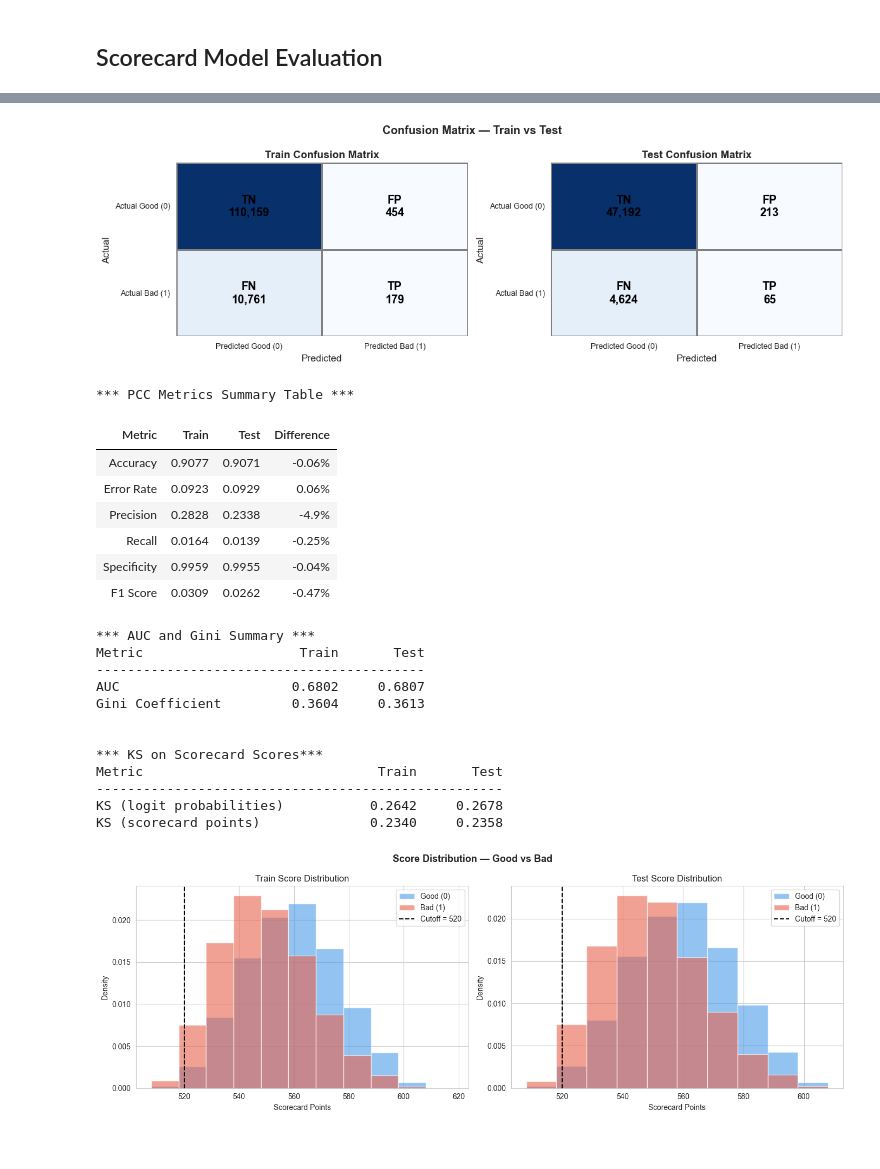
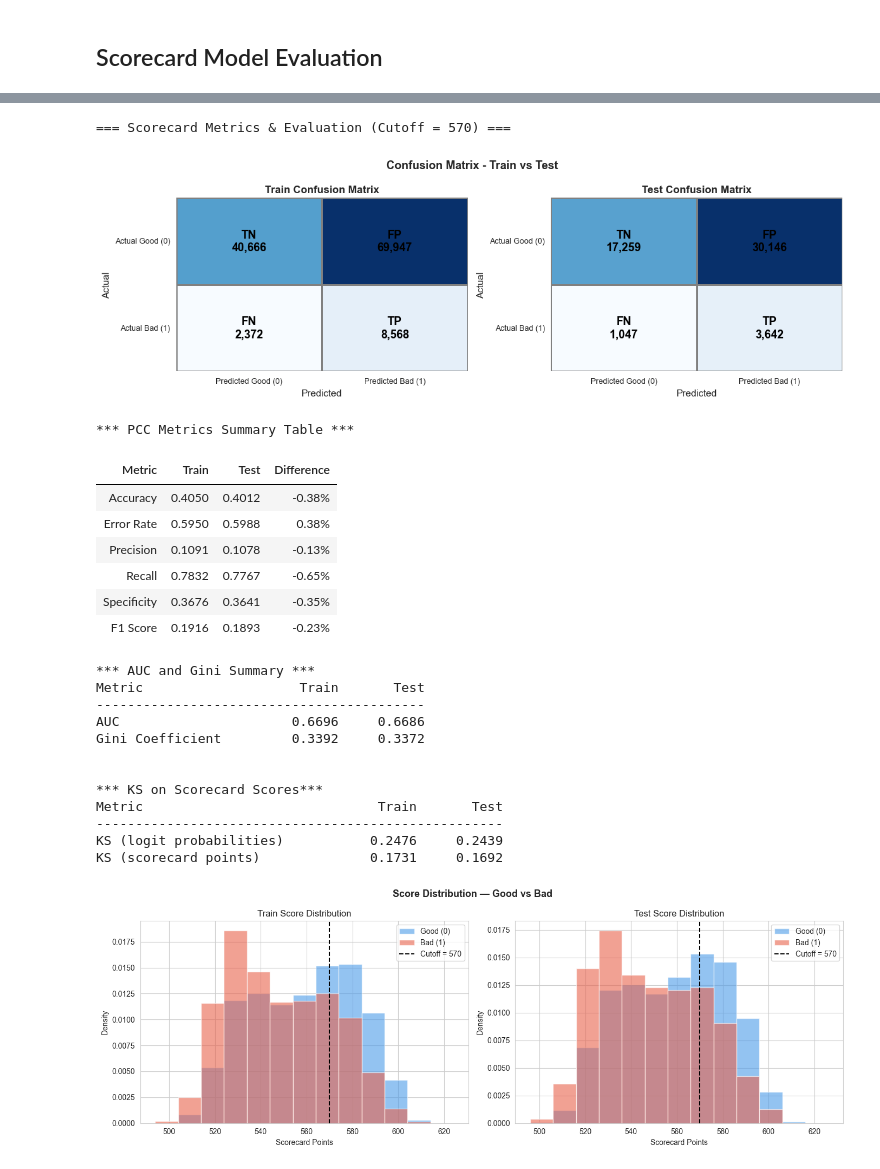
Before and after one commit to spectre-meltdown/IS453-Financial_Analytics-Scorecard_Project, a Jupyter notebook: 2.5 Scorecard Generation and Evaluation.ipynb, the cells around one changed output, grey strips where cells are left out. Cells and saved outputs as stored; diff of their text form; code cells hidden in the pictures.

Commit message:
Update codes to fix inconsistency, added in more evaluation

```diff
--- a/2. Scorecard Generation and Evaluation - Zw Temp.ipynb
+++ b/2.5 Scorecard Generation and Evaluation.ipynb
@@ -710,7 +759,8 @@ bins_final = sc.woebin(
     max_num_bins=10,
     positive='bad|1',
     ignore_datetime_cols=False,
-    check_cate_num=False
+    check_cate_num=False,
+    breaks_list=breaks_adj, # Use the adjusted breaks to ensure monotonicity for the 3 vars ##### IMPORTANT: Comment out this line if you dont want to apply the monotonicity fixes done above
 )
 
 train_woe = sc.woebin_ply(train, bins_final, print_step=0)
@@ -735,8 +784,7 @@ Binning on 121553 rows and 16 columns in 00:00:11
 # %% [markdown]
 ## Model Training
 # %%
-woe_cols = [col for col in train_woe.columns if col.endswith('_woe')]
-
+woe_cols = sorted([col for col in train_woe.columns if col.endswith('_woe')]) #Add a sort here to fix the problem of different column order causing masively different scorecard points
 X_train = train_woe[woe_cols]
 y_train = train_woe[target]
 
@@ -910,5 +958,13 @@ display(
 # reset back to original display setting
 pd.set_option('display.max_colwidth', old_max_colwidth)
 pd.set_option('display.width', old_width)
+
+
+
+
+
+print("Variable to coefficient mapping:")
+for col, coef in zip(X_train.columns, logreg.coef_[0]):
+    print(f"  {col}: {coef:.10f}")
 # %% [output]
 | Characteristic | Attribute | Points |
@@ -936,5 +1079,5 @@ test_score = sc.scorecard_ply(test, card)
 # %%
-cutoff = 520
+cutoff = 570 # Set cutoff based on sensitivity analysis and business requirements
 
 # create sets of predicted bad to compare with actual bad
 predicted_bad_train = (train_score < cutoff)
@@ -974,4 +1117,5 @@ weighted avg       0.85      0.91      0.87     52094
 # %%
+print(f'=== Scorecard Metrics & Evaluation (Cutoff = {cutoff}) ===')
 def get_metrics(y_true, y_pred):
     cm = confusion_matrix(y_true, y_pred)
     tn, fp, fn, tp = cm.ravel()
@@ -992,6 +1136,9 @@ def get_metrics(y_true, y_pred):
 
 train_metrics = get_metrics(y_train, predicted_bad_train_list)
 test_metrics  = get_metrics(y_test,  predicted_bad_test_list)
+
+
+
 
 # Confusion Matrix
 fig, axes = plt.subplots(1, 2, figsize=(12, 4))
@@ -1026,7 +1173,7 @@ for ax, y_true, y_pred, label in [
     ax.set_xticklabels(['Predicted Good (0)', 'Predicted Bad (1)'], fontsize=9)
     ax.set_yticklabels(['Actual Good (0)', 'Actual Bad (1)'], fontsize=9, rotation=0)
 
-plt.suptitle('Confusion Matrix — Train vs Test', fontsize=13, fontweight='bold')
+plt.suptitle('Confusion Matrix - Train vs Test', fontsize=13, fontweight='bold')
 plt.tight_layout()
 plt.show()
 
@@ -1099,55 +1246,56 @@ print(f"{'KS (scorecard points)':<30} {ks_train_score:>10.4f} {ks_test_score:>10
 
 
 
 
 # Score Distribution visualization
 fig, axes = plt.subplots(1, 2, figsize=(14, 5))
 
 for ax, scores_df, y_true, label in [
     (axes[0], train_score, y_train, 'Train'),
     (axes[1], test_score,  y_test,  'Test')
 ]:
     scores      = scores_df.iloc[:, 0]
     good_scores = scores[y_true == 0]
     bad_scores  = scores[y_true == 1]
 
     bins_range = range(int(scores.min()), int(scores.max()) + 10, 10)
 
     ax.hist(good_scores, bins=bins_range, alpha=0.6, color='#4C9BE8', label='Good (0)', density=True)
     ax.hist(bad_scores,  bins=bins_range, alpha=0.6, color='#E8624C', label='Bad (1)',  density=True)
     ax.axvline(cutoff, color='black', linestyle='--', linewidth=1.5, label=f'Cutoff = {cutoff}')
     ax.set_xlabel('Scorecard Points')
     ax.set_ylabel('Density')
     ax.set_title(f'{label} Score Distribution')
     ax.legend()
 
 print('\n\n')
 plt.suptitle('Score Distribution — Good vs Bad', fontsize=13, fontweight='bold')
 plt.tight_layout()
 plt.show()
 # %% [output]
+=== Scorecard Metrics & Evaluation (Cutoff = 570) ===
-[figure, old version]
+[figure, new version]
-*** PCC Metrics Summary Table ***
+*** PCC Metrics Summary Table ***
 | Metric | Train | Test | Difference |
-| Accuracy | 0.9077 | 0.9071 | -0.06% |
-| Error Rate | 0.0923 | 0.0929 | 0.06% |
-| Precision | 0.2828 | 0.2338 | -4.9% |
-| Recall | 0.0164 | 0.0139 | -0.25% |
-| Specificity | 0.9959 | 0.9955 | -0.04% |
-| F1 Score | 0.0309 | 0.0262 | -0.47% |
+| Accuracy | 0.4050 | 0.4012 | -0.38% |
+| Error Rate | 0.5950 | 0.5988 | 0.38% |
+| Precision | 0.1091 | 0.1078 | -0.13% |
+| Recall | 0.7832 | 0.7767 | -0.65% |
+| Specificity | 0.3676 | 0.3641 | -0.35% |
+| F1 Score | 0.1916 | 0.1893 | -0.23% |
-*** AUC and Gini Summary ***
-Metric                    Train       Test
-------------------------------------------
-AUC                      0.6802     0.6807
-Gini Coefficient         0.3604     0.3613
-
-
-*** KS on Scorecard Scores***
-Metric                              Train       Test
-----------------------------------------------------
-KS (logit probabilities)           0.2642     0.2678
-KS (scorecard points)              0.2340     0.2358
+*** AUC and Gini Summary ***
+Metric                    Train       Test
+------------------------------------------
+AUC                      0.6696     0.6686
+Gini Coefficient         0.3392     0.3372
+
+
+*** KS on Scorecard Scores***
+Metric                              Train       Test
+----------------------------------------------------
+KS (logit probabilities)           0.2476     0.2439
+KS (scorecard points)              0.1731     0.1692
-[figure, old version]
+[figure, new version]
 # %%
 ### Delete this section later, mainly using it to see whats wrong
 
```
Also changed, not shown: parts of 10 cells of this notebook.
